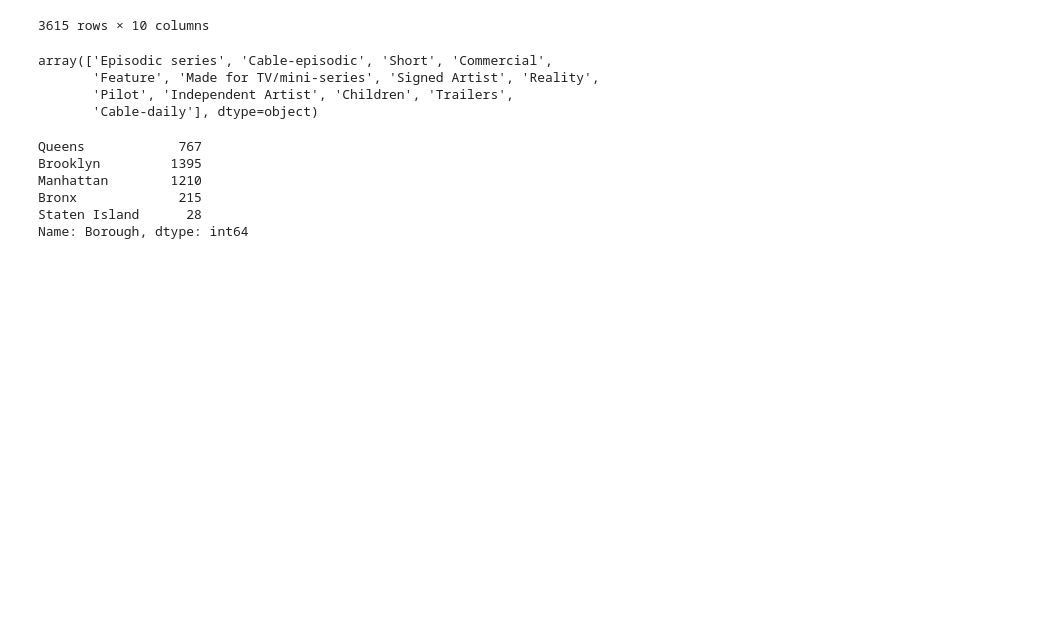
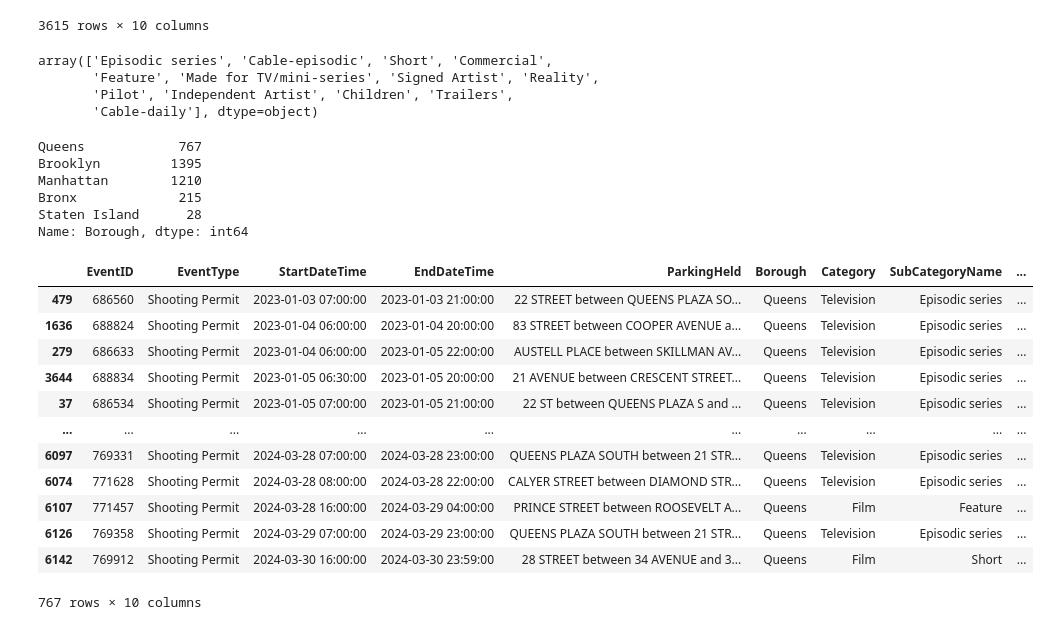
Before and after one commit to sajinashresthacoding/nyc-film-permits, a Jupyter notebook: 1st_DataExploration.ipynb, the cells around one changed output. Cells and saved outputs as stored; diff of their text form; code cells hidden in the pictures; blank space fills up the shorter version.

Commit message:
filtered by boroughs and separated files by boroughs

```diff
--- a/1st_DataExploration.ipynb
+++ b/1st_DataExploration.ipynb
@@ -252,3 +252,21 @@ Manhattan        1210
 Bronx             215
 Staten Island      28
 Name: Borough, dtype: int64
+# %%
+##let's filter and save each csv for each borough
+df_queens = df_filter3[df_filter3['Borough'].isin (['Queens'])]
+df_queens
+# %% [output]
+|  | EventID | EventType | StartDateTime | EndDateTime | ParkingHeld | Borough | Category | SubCategoryName | ... |
+| 479 | 686560 | Shooting Permit | 2023-01-03 07:00:00 | 2023-01-03 21:00:00 | 22 STREET between QUEENS PLAZA SO... | Queens | Television | Episodic series | ... |
+| 1636 | 688824 | Shooting Permit | 2023-01-04 06:00:00 | 2023-01-04 20:00:00 | 83 STREET between COOPER AVENUE a... | Queens | Television | Episodic series | ... |
+| 279 | 686633 | Shooting Permit | 2023-01-04 06:00:00 | 2023-01-05 22:00:00 | AUSTELL PLACE between SKILLMAN AV... | Queens | Television | Episodic series | ... |
+| 3644 | 688834 | Shooting Permit | 2023-01-05 06:30:00 | 2023-01-05 20:00:00 | 21 AVENUE between CRESCENT STREET... | Queens | Television | Episodic series | ... |
+| 37 | 686534 | Shooting Permit | 2023-01-05 07:00:00 | 2023-01-05 21:00:00 | 22 ST between QUEENS PLAZA S and ... | Queens | Television | Episodic series | ... |
+| ... | ... | ... | ... | ... | ... | ... | ... | ... | ... |
+| 6097 | 769331 | Shooting Permit | 2024-03-28 07:00:00 | 2024-03-28 23:00:00 | QUEENS PLAZA SOUTH between 21 STR... | Queens | Television | Episodic series | ... |
+| 6074 | 771628 | Shooting Permit | 2024-03-28 08:00:00 | 2024-03-28 22:00:00 | CALYER STREET between DIAMOND STR... | Queens | Television | Episodic series | ... |
+| 6107 | 771457 | Shooting Permit | 2024-03-28 16:00:00 | 2024-03-29 04:00:00 | PRINCE STREET between ROOSEVELT A... | Queens | Film | Feature | ... |
+| 6126 | 769358 | Shooting Permit | 2024-03-29 07:00:00 | 2024-03-29 23:00:00 | QUEENS PLAZA SOUTH between 21 STR... | Queens | Television | Episodic series | ... |
+| 6142 | 769912 | Shooting Permit | 2024-03-30 16:00:00 | 2024-03-30 23:59:00 | 28 STREET between 34 AVENUE and 3... | Queens | Film | Short | ... |
+767 rows × 10 columns
```
Also changed, not shown: parts of 6 cells of this notebook.
